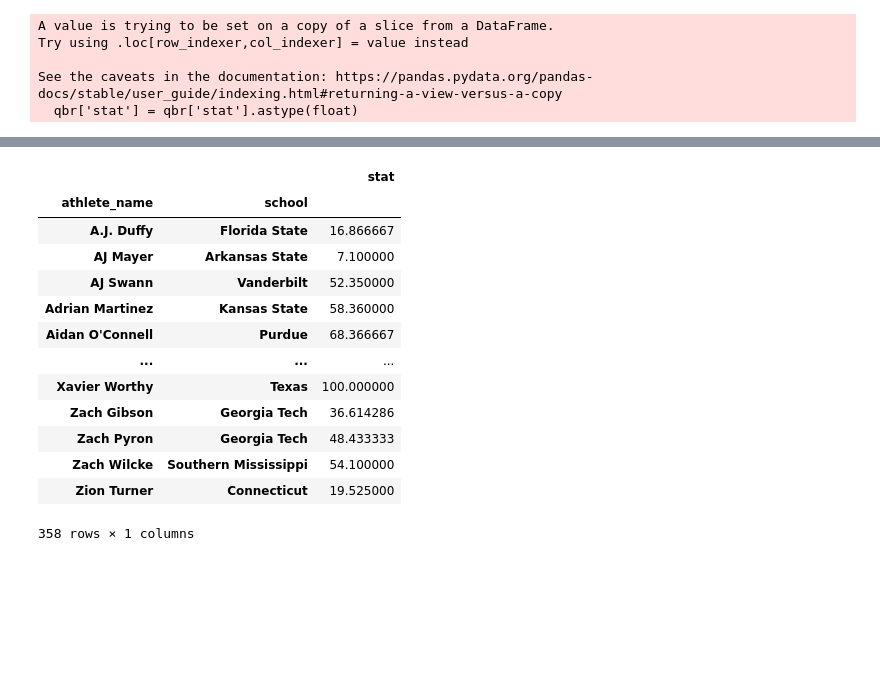
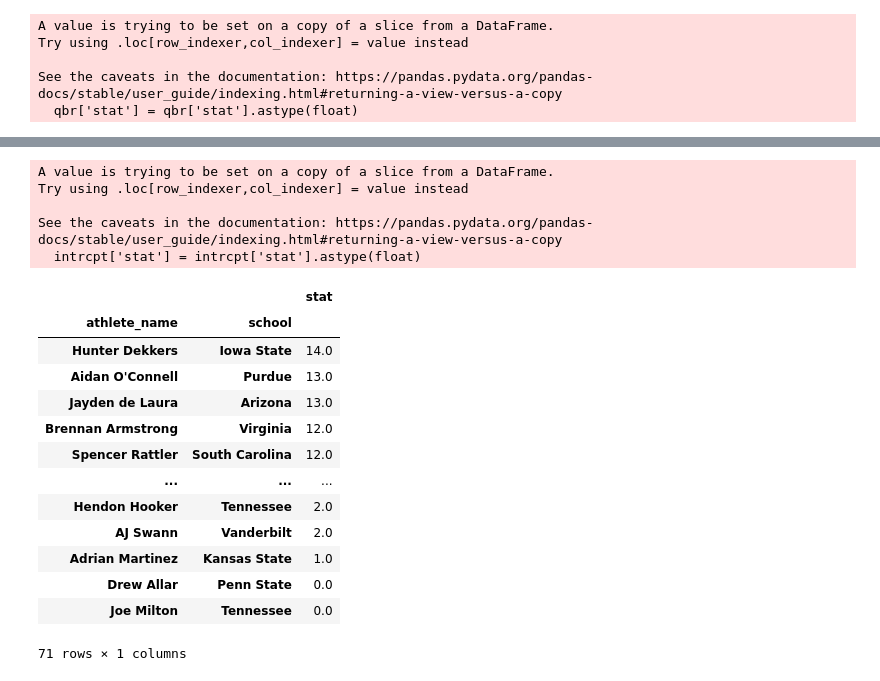
Before and after one commit to wjurden/college-football-project, a Jupyter notebook: code/eda/player_game_stats_eda.ipynb, the cells around one changed output, grey strips where cells are left out. Cells and saved outputs as stored; diff of their text form; code cells hidden in the pictures; blank space fills up the shorter version.

```diff
--- a/code/eda/player_game_stats_eda.ipynb
+++ b/code/eda/player_game_stats_eda.ipynb
@@ -222,0 +232,3 @@ grouped
+# %%
+intrcpt = passing_df[(passing_df['sub_category'] == 'INT')]
+intrcpt.head()
@@ -223,17 +242,31 @@ grouped
+# %%
+# Converting stat to float
+intrcpt['stat'] = intrcpt['stat'].astype(float)
+# %% [output]
+A value is trying to be set on a copy of a slice from a DataFrame.
+Try using .loc[row_indexer,col_indexer] = value instead
+
+See the caveats in the documentation: https://pandas.pydata.org/pandas-docs/stable/user_guide/indexing.html#returning-a-view-versus-a-copy
+  intrcpt['stat'] = intrcpt['stat'].astype(float)
+# %%
+# Create a subset of QBs who played 7 or game games in the season
+v = intrcpt['athlete_id'].value_counts()
+int_subset = intrcpt[intrcpt['athlete_id'].isin(v.index[v.gt(7)])]
 # %%
-qbr.groupby(['athlete_name', 'school']).agg({'stat': 'mean'})
+# Aggregate statistics
+int_subset.groupby(['athlete_name', 'school']).agg({'stat': 'sum'}).sort_values(by = 'stat', ascending = False)
 # %% [output]
 |  |  | stat |
 | athlete_name | school |  |
-| A.J. Duffy | Florida State | 16.866667 |
-| AJ Mayer | Arkansas State | 7.100000 |
-| AJ Swann | Vanderbilt | 52.350000 |
-| Adrian Martinez | Kansas State | 58.360000 |
-| Aidan O'Connell | Purdue | 68.366667 |
+| Hunter Dekkers | Iowa State | 14.0 |
+| Aidan O'Connell | Purdue | 13.0 |
+| Jayden de Laura | Arizona | 13.0 |
+| Brennan Armstrong | Virginia | 12.0 |
+| Spencer Rattler | South Carolina | 12.0 |
 | ... | ... | ... |
-| Xavier Worthy | Texas | 100.000000 |
-| Zach Gibson | Georgia Tech | 36.614286 |
-| Zach Pyron | Georgia Tech | 48.433333 |
-| Zach Wilcke | Southern Mississippi | 54.100000 |
-| Zion Turner | Connecticut | 19.525000 |
+| Hendon Hooker | Tennessee | 2.0 |
+| AJ Swann | Vanderbilt | 2.0 |
+| Adrian Martinez | Kansas State | 1.0 |
+| Drew Allar | Penn State | 0.0 |
+| Joe Milton | Tennessee | 0.0 |
-358 rows × 1 columns
+71 rows × 1 columns
```
Also changed, not shown: parts of 19 cells of this notebook.
